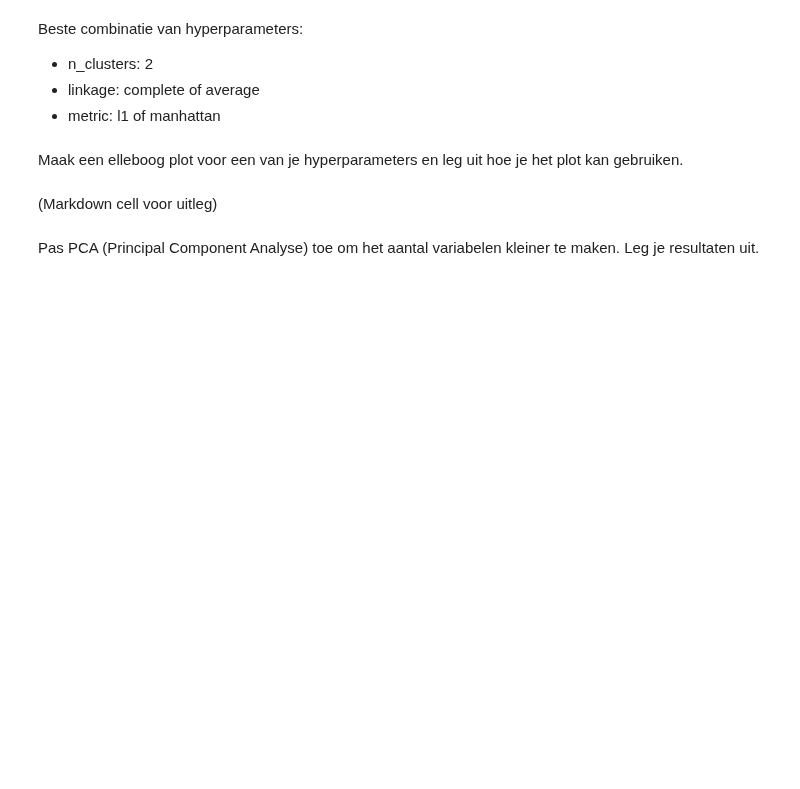
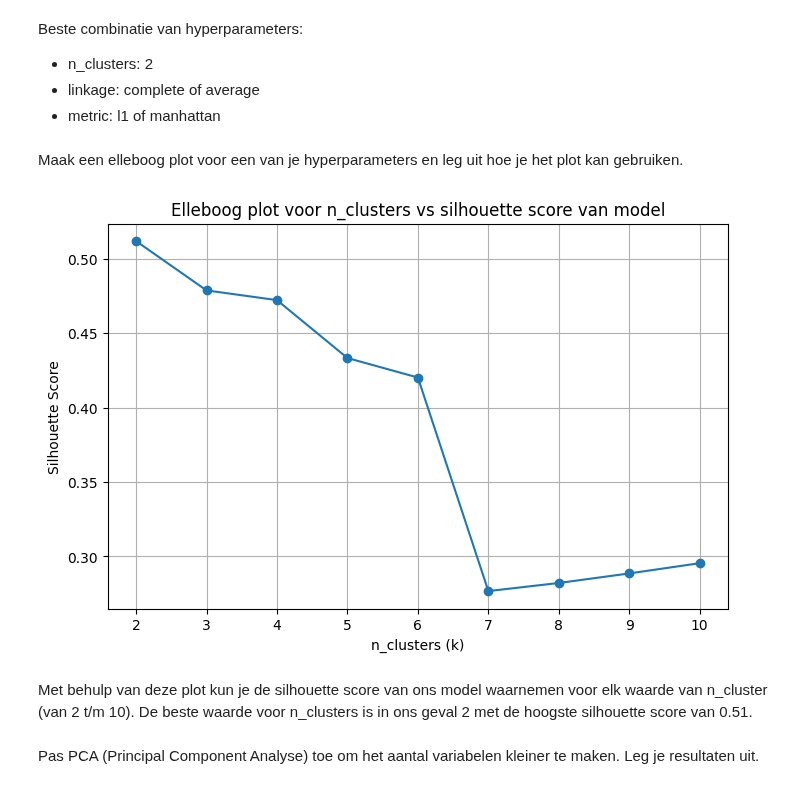
Before and after one commit to yanj27/Smart_Industry, a Jupyter notebook: Data Mining/Opdracht 3/Data Mining - Opdracht 3 (Clustering).ipynb, the cells around one changed output. Saved outputs shown, nothing was run; the diff lists cells and outputs as text; code cells hidden in the pictures; blank space fills up the shorter version.

```diff
--- a/Data Mining/Opdracht 3/Data Mining - Opdracht 3 (Clustering).ipynb
+++ b/Data Mining/Opdracht 3/Data Mining - Opdracht 3 (Clustering).ipynb
@@ -388,11 +388,14 @@ Er zijn uiteindelijk 2 clusters bepaald door het algoritme, dit kun je interpret
 Tune je model (vind en geef uitleg over de juiste waardes voor de instelbare parameters).
 # %%
 from sklearn.metrics import silhouette_score # We hebben ervoor gekozen om silhouette score te gaan gebruiken voor het evalueren van de beste parameters
-
-for k in range(2, 11):
+ks = range(2, 11)
+k_scores = [] # Deze gaan we straks gebruiken in een elleboog plot
+for k in ks:
     model = AgglomerativeClustering(n_clusters=k, linkage='ward', metric='euclidean')
     labels = model.fit_predict(X_scaled)
-    print(f"Clusters: {k}, Silhouette score: {silhouette_score(X_scaled, labels):.2f}")
+    score = silhouette_score(X_scaled, labels)
+    k_scores.append(score)
+    print(f"Clusters: {k}, Silhouette score: {score:.2f}")
 # %% [output]
 Clusters: 2, Silhouette score: 0.51
 Clusters: 3, Silhouette score: 0.48
@@ -438,9 +441,18 @@ Beste combinatie van hyperparameters:
 # %% [markdown]
 Maak een elleboog plot voor een van je hyperparameters en leg uit hoe je het plot kan gebruiken.
 # %%
-(code cell)
+plt.figure(figsize=(8, 5))
+plt.plot(ks, k_scores, marker='o')
+plt.title("Elleboog plot voor n_clusters vs silhouette score van model")
+plt.xlabel("n_clusters (k)")
+plt.ylabel("Silhouette Score")
+plt.xticks(ks)
+plt.grid(True)
+plt.show()
+# %% [output]
+[figure, added]
 # %% [markdown]
-(Markdown cell voor uitleg)
+Met behulp van deze plot kun je de silhouette score van ons model waarnemen voor elk waarde van n_cluster (van 2 t/m 10). De beste waarde voor n_clusters is in ons geval 2 met de hoogste silhouette score van 0.51.
 # %% [markdown]
 Pas PCA (Principal Component Analyse) toe om het aantal variabelen kleiner te maken. Leg je resultaten uit.
 # %%
```
Also changed, not shown: parts of 3 cells of this notebook.
